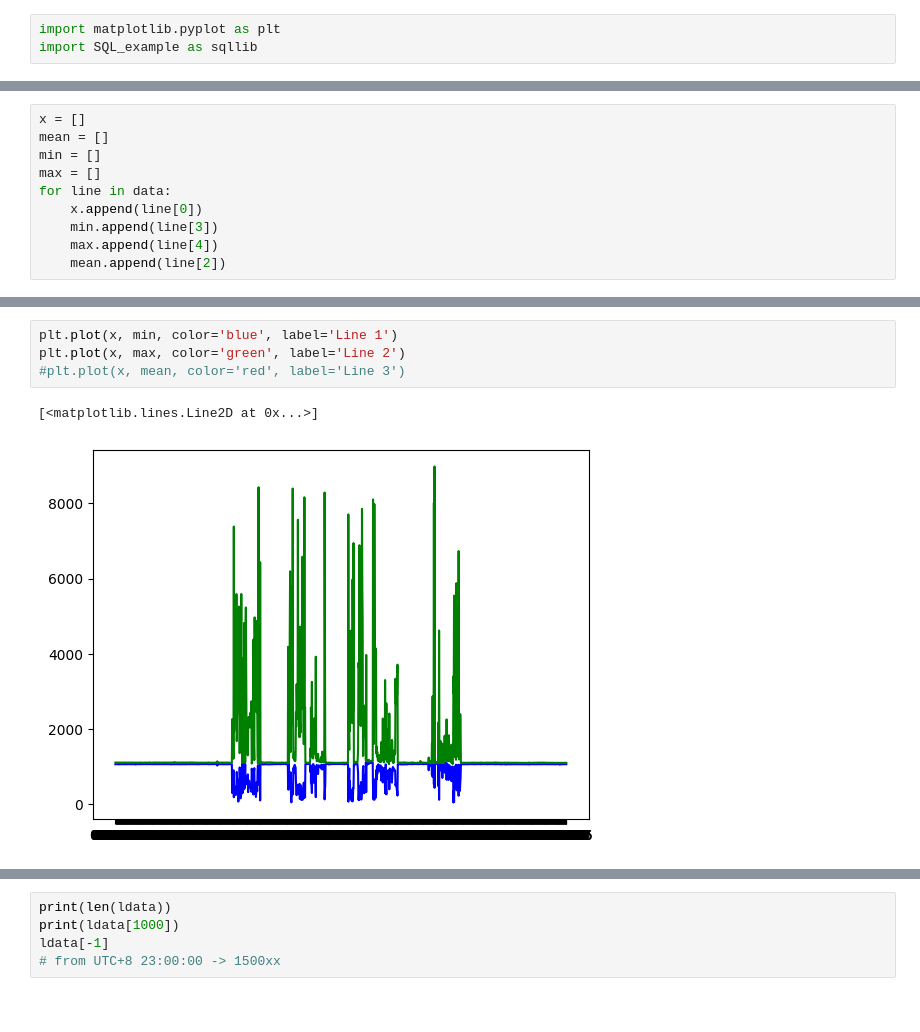
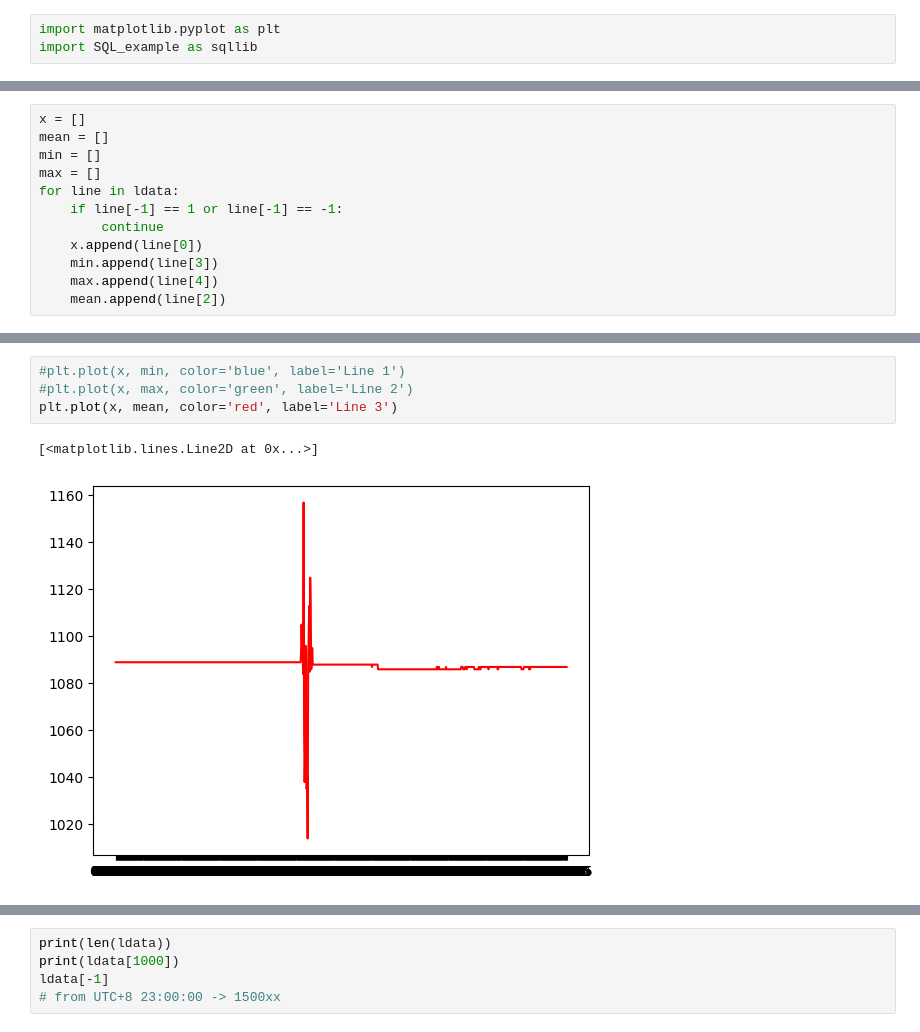
Before and after one commit to chron1kle/routes, a Jupyter notebook: visualization.ipynb, the cells around one changed output, grey strips where cells are left out. Saved outputs shown, nothing was run; the diff lists cells and outputs as text.

```diff
--- a/visualization.ipynb
+++ b/visualization.ipynb
@@ -46,7 +34,9 @@ x = []
 mean = []
 min = []
 max = []
-for line in data:
+for line in ldata:
+    if line[-1] == 1 or line[-1] == -1:
+        continue
     x.append(line[0])
     min.append(line[3])
     max.append(line[4])
@@ -57,10 +44,10 @@ for line in data:
 # %%
-plt.plot(x, min, color='blue', label='Line 1')
-plt.plot(x, max, color='green', label='Line 2')
-#plt.plot(x, mean, color='red', label='Line 3')
+#plt.plot(x, min, color='blue', label='Line 1')
+#plt.plot(x, max, color='green', label='Line 2')
+plt.plot(x, mean, color='red', label='Line 3')
 # %% [output]
 [<matplotlib.lines.Line2D at 0x...>]
-[figure, old version]
+[figure, new version]
 # %%
 plt.plot(x, mean)
 # %% [output]
```
Also changed, not shown: parts of 7 cells of this notebook, 5 other files.
